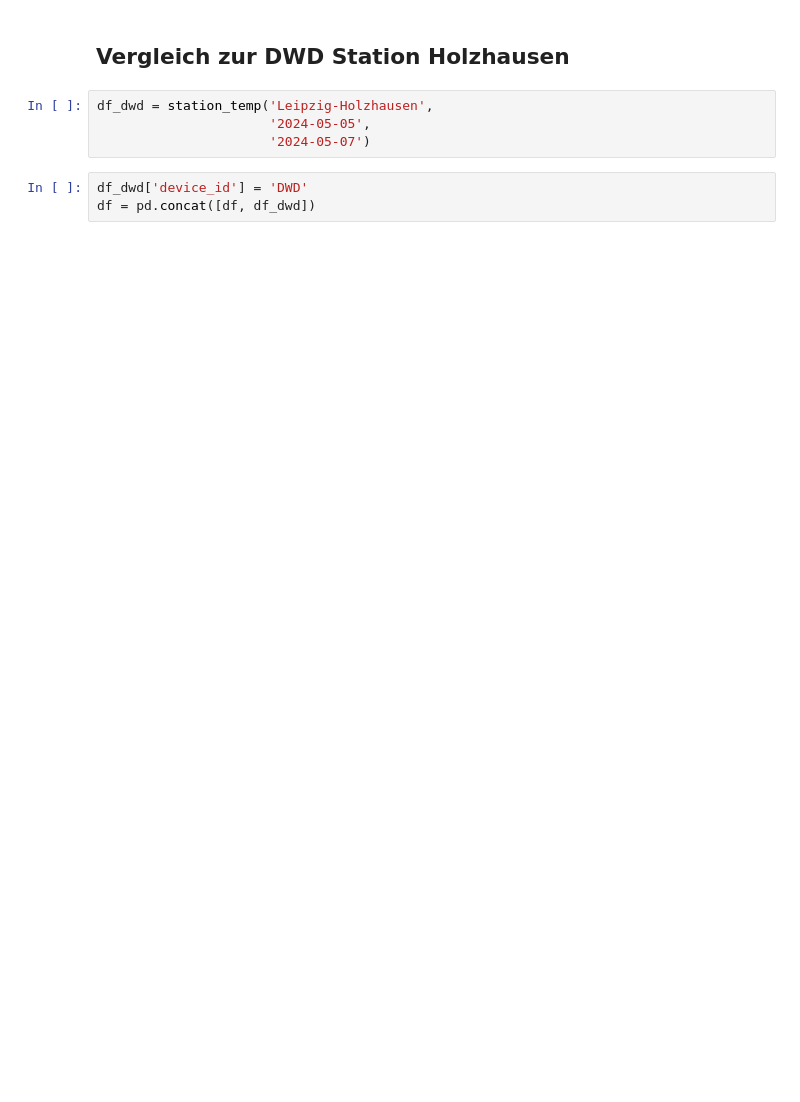
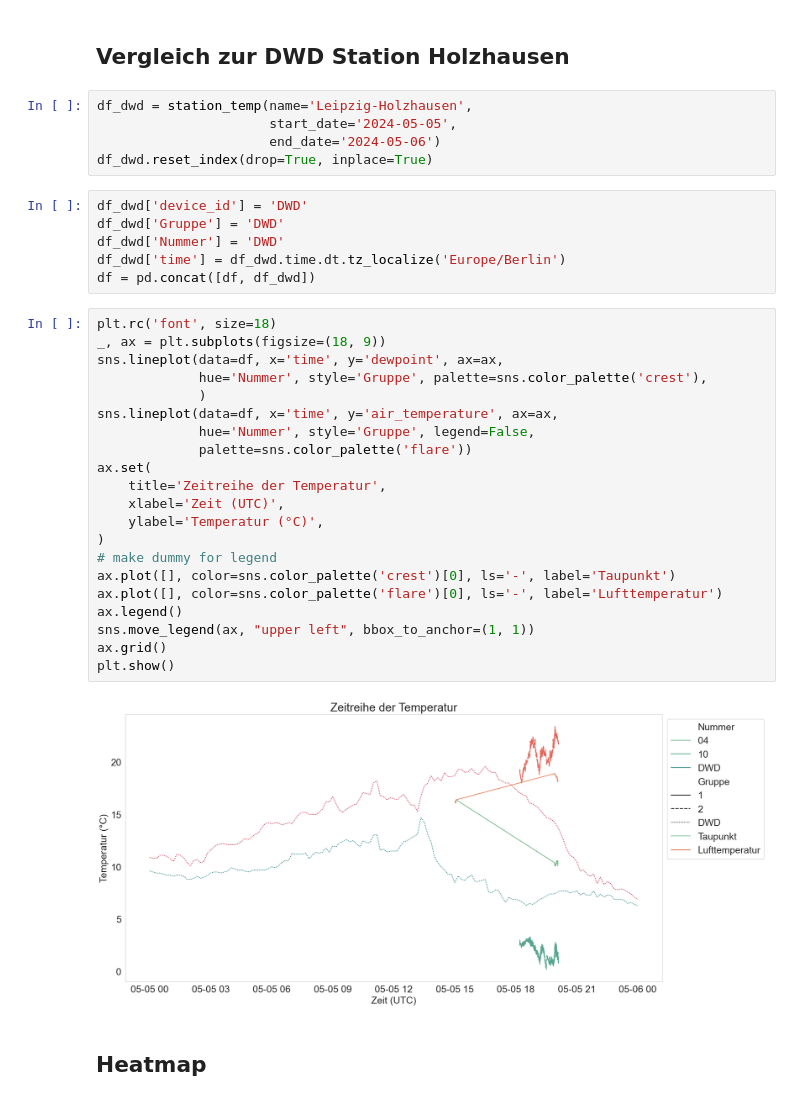
Before and after one commit to MeteorologieHautnah/MeteorologieHautnah, a Jupyter notebook: analysis/stumeta_2024.ipynb, the cells around one changed output. Saved outputs shown, nothing was run; the diff lists cells and outputs as text; blank space fills up the shorter version.

Commit message:
Add comparison to Holzhausen

```diff
--- a/analysis/stumeta_2024.ipynb
+++ b/analysis/stumeta_2024.ipynb
@@ -147,9 +161,38 @@ plt.show()
 # %% [markdown]
 ## Vergleich zur DWD Station Holzhausen
 # %%
-df_dwd = station_temp('Leipzig-Holzhausen',
-                      '2024-05-05',
-                      '2024-05-07')
+df_dwd = station_temp(name='Leipzig-Holzhausen',
+                      start_date='2024-05-05',
+                      end_date='2024-05-06')
+df_dwd.reset_index(drop=True, inplace=True)
 # %%
 df_dwd['device_id'] = 'DWD'
+df_dwd['Gruppe'] = 'DWD'
+df_dwd['Nummer'] = 'DWD'
+df_dwd['time'] = df_dwd.time.dt.tz_localize('Europe/Berlin')
 df = pd.concat([df, df_dwd])
+# %%
+plt.rc('font', size=18)
+_, ax = plt.subplots(figsize=(18, 9))
+sns.lineplot(data=df, x='time', y='dewpoint', ax=ax,
+             hue='Nummer', style='Gruppe', palette=sns.color_palette('crest'),
+             )
+sns.lineplot(data=df, x='time', y='air_temperature', ax=ax,
+             hue='Nummer', style='Gruppe', legend=False,
+             palette=sns.color_palette('flare'))
+ax.set(
+    title='Zeitreihe der Temperatur',
+    xlabel='Zeit (UTC)',
+    ylabel='Temperatur (°C)',
+)
+# make dummy for legend
+ax.plot([], color=sns.color_palette('crest')[0], ls='-', label='Taupunkt')
+ax.plot([], color=sns.color_palette('flare')[0], ls='-', label='Lufttemperatur')
+ax.legend()
+sns.move_legend(ax, "upper left", bbox_to_anchor=(1, 1))
+ax.grid()
+plt.show()
+# %% [output]
+[figure, added]
+# %% [markdown]
+## Heatmap
```
Also changed, not shown: parts of 10 cells of this notebook.
